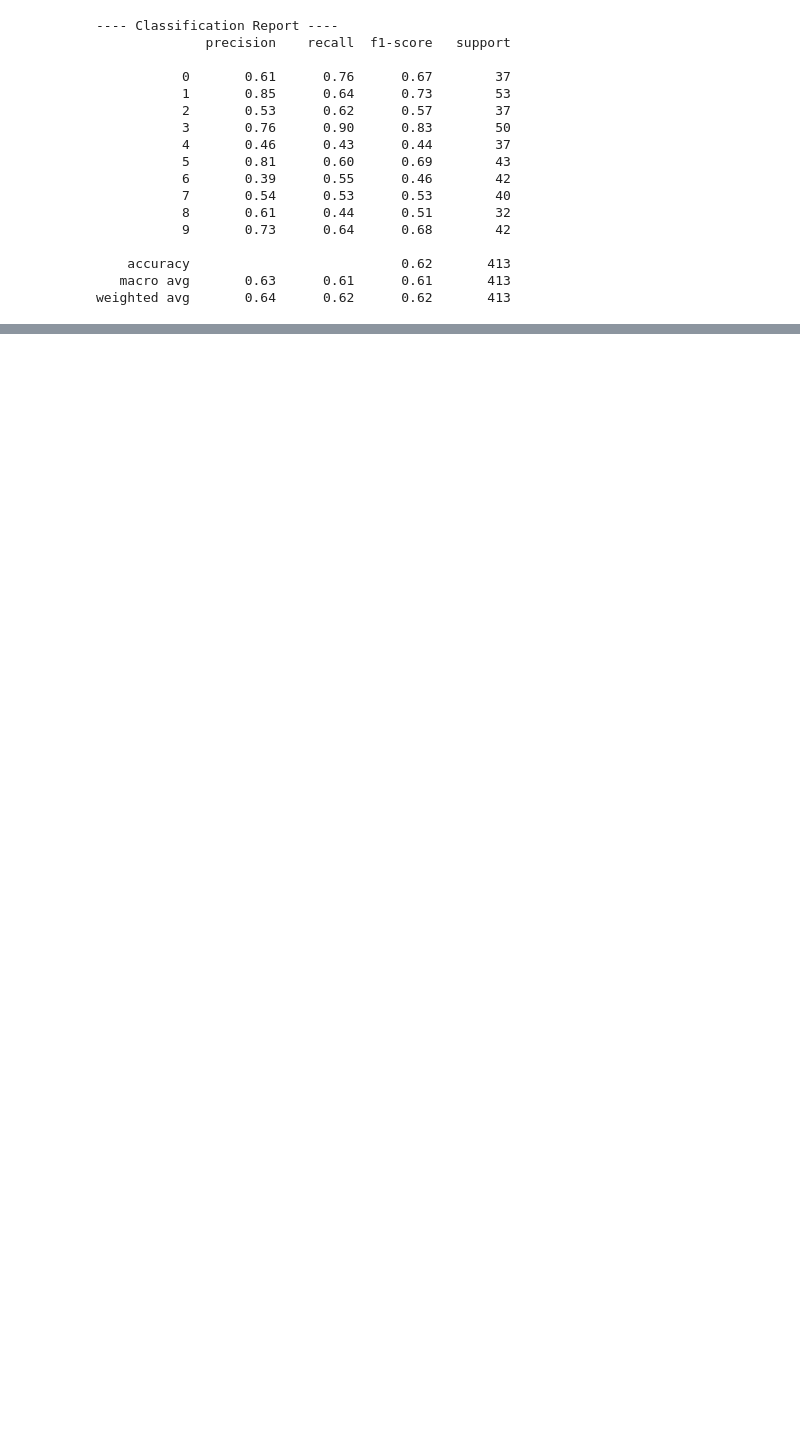
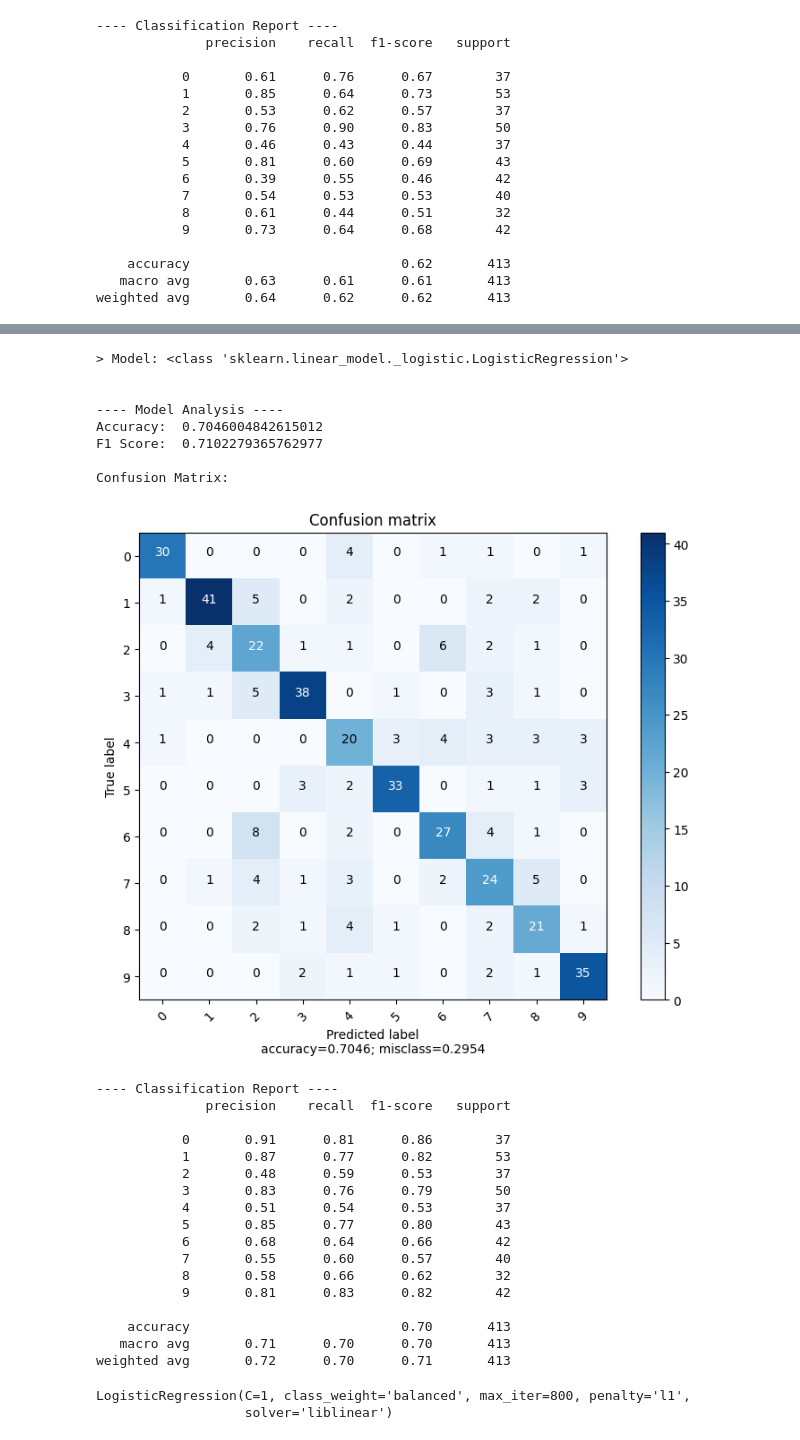
Before and after one commit to hc-sousa/sign-language-digits, a Jupyter notebook: src/main.ipynb, the cells around one changed output, grey strips where cells are left out. Saved outputs shown, nothing was run; the diff lists cells and outputs as text; code cells hidden in the pictures; blank space fills up the shorter version.

Commit message:
Kfold Cross Validation

```diff
--- a/src/main.ipynb
+++ b/src/main.ipynb
@@ -439,0 +443,32 @@ LogisticRegression(C=0.1, class_weight='balanced', solver='liblinear')
+# %%
+kfmodel = kfold(hypertuned_model, 5, x_train, y_train, x_test, y_test)
+train_and_analyze(kfmodel, x_train, y_train, x_test, y_test)
+# %% [output]
+> Model: <class 'sklearn.linear_model._logistic.LogisticRegression'>
+
+
+---- Model Analysis ----
+Accuracy:  0.7046004842615012
+F1 Score:  0.7102279365762977
+
+Confusion Matrix:
+[figure, added]
+---- Classification Report ----
+              precision    recall  f1-score   support
+
+           0       0.91      0.81      0.86        37
+           1       0.87      0.77      0.82        53
+           2       0.48      0.59      0.53        37
+           3       0.83      0.76      0.79        50
+           4       0.51      0.54      0.53        37
+           5       0.85      0.77      0.80        43
+           6       0.68      0.64      0.66        42
+           7       0.55      0.60      0.57        40
+           8       0.58      0.66      0.62        32
+           9       0.81      0.83      0.82        42
+
+    accuracy                           0.70       413
+   macro avg       0.71      0.70      0.70       413
+weighted avg       0.72      0.70      0.71       413
+LogisticRegression(C=1, class_weight='balanced', max_iter=800, penalty='l1',
+                   solver='liblinear')
```
Also changed, not shown: parts of 4 cells of this notebook, 3 other files.
